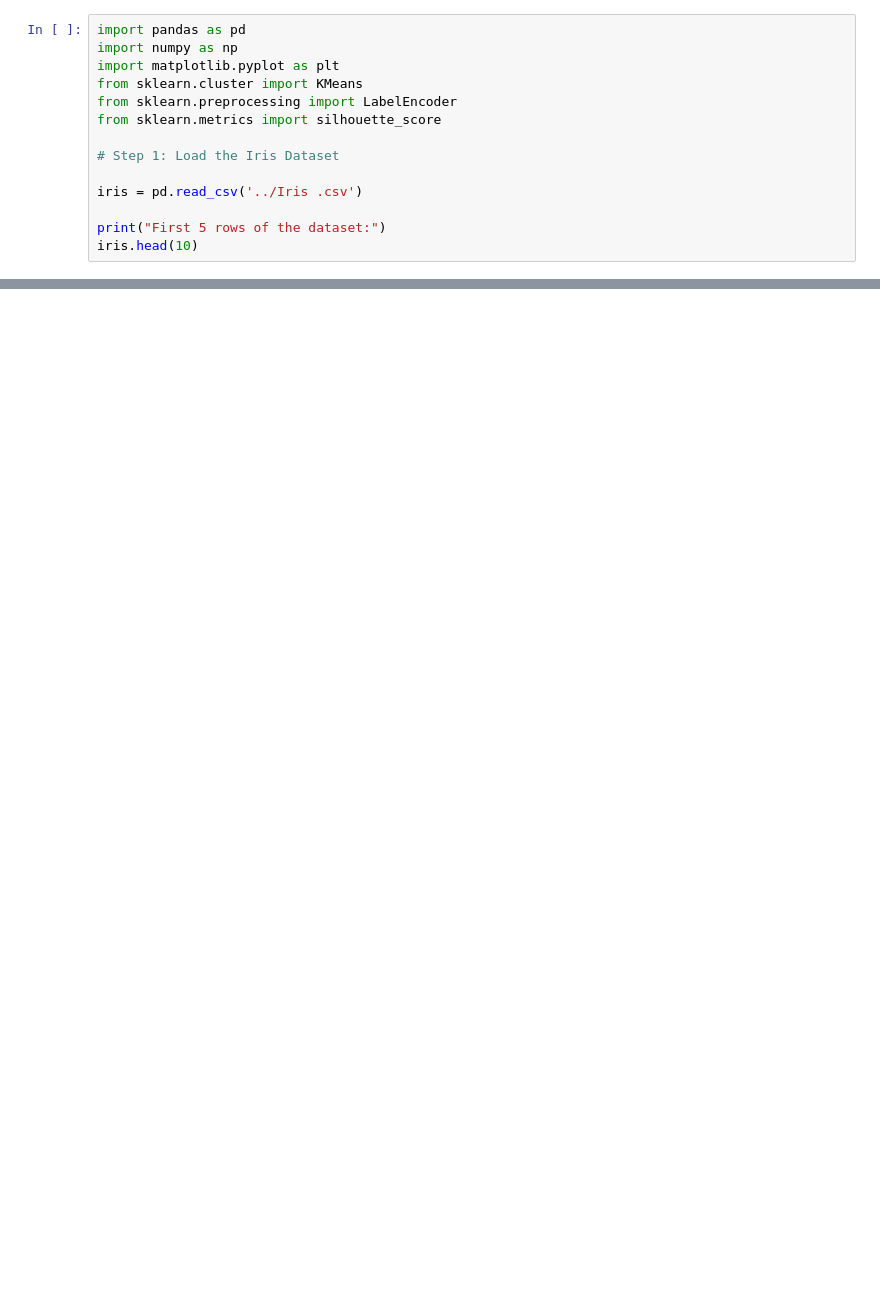
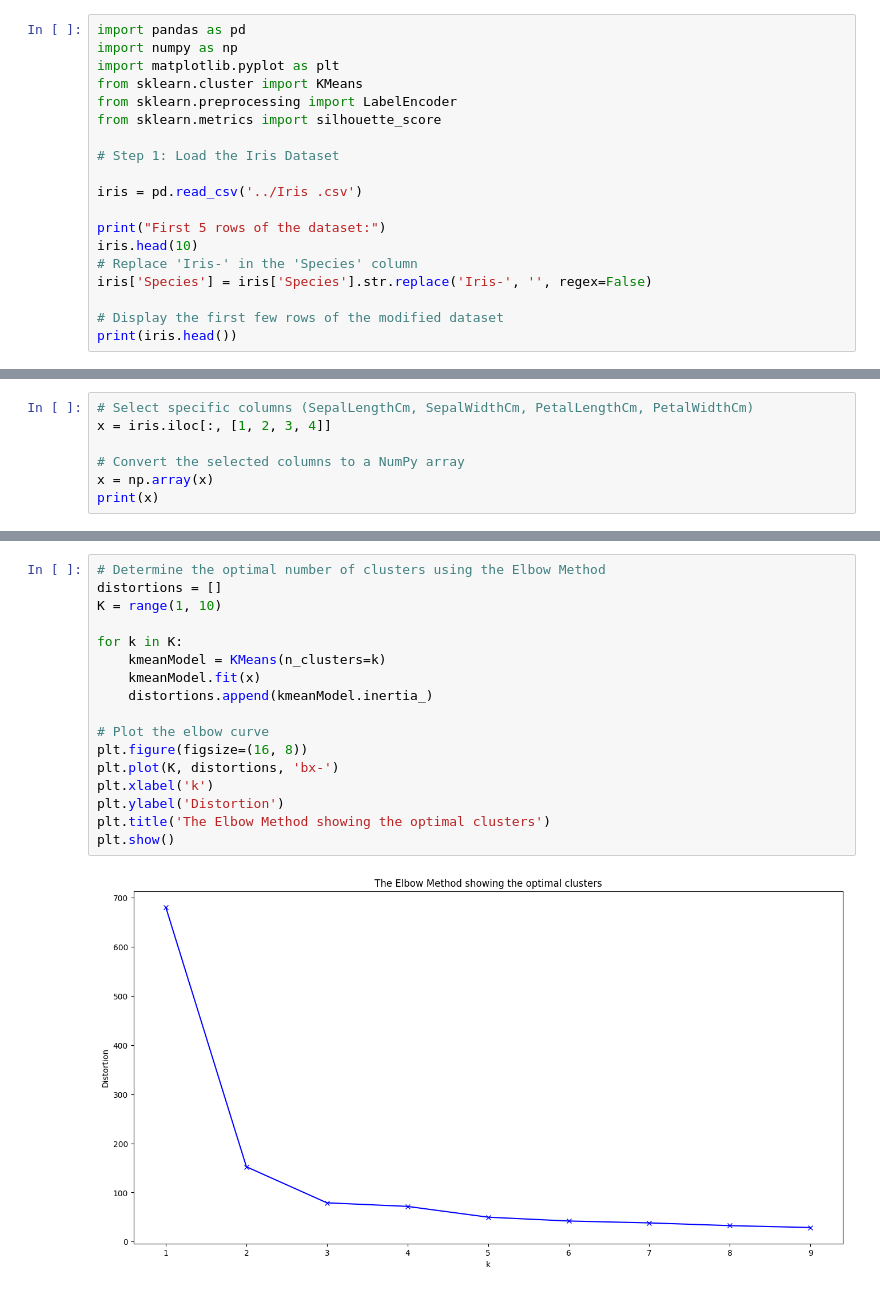
Before and after one commit to Judiciousmurich/kmeans-clustering-iris, a Jupyter notebook: notebooks/kmeans_iris.ipynb, the cells around one changed output, grey strips where cells are left out. Saved outputs shown, nothing was run; the diff lists cells and outputs as text; blank space fills up the shorter version.

Commit message:
feat : Plot the elbow curve

```diff
--- a/notebooks/kmeans_iris.ipynb
+++ b/notebooks/kmeans_iris.ipynb
@@ -12,5 +12,10 @@ iris = pd.read_csv('../Iris .csv')
 
 print("First 5 rows of the dataset:")
 iris.head(10)
+# Replace 'Iris-' in the 'Species' column
+iris['Species'] = iris['Species'].str.replace('Iris-', '', regex=False)
+
+# Display the first few rows of the modified dataset
+print(iris.head())
 # %% [output]
 First 5 rows of the dataset:
@@ -27,0 +28,7 @@ First 5 rows of the dataset:
+# %%
+# Select specific columns (SepalLengthCm, SepalWidthCm, PetalLengthCm, PetalWidthCm)
+x = iris.iloc[:, [1, 2, 3, 4]]
+
+# Convert the selected columns to a NumPy array
+x = np.array(x)
+print(x)
@@ -27,0 +53,19 @@ First 5 rows of the dataset:
+# %%
+# Determine the optimal number of clusters using the Elbow Method
+distortions = []
+K = range(1, 10)
+
+for k in K:
+    kmeanModel = KMeans(n_clusters=k)
+    kmeanModel.fit(x)
+    distortions.append(kmeanModel.inertia_)
+
+# Plot the elbow curve
+plt.figure(figsize=(16, 8))
+plt.plot(K, distortions, 'bx-')
+plt.xlabel('k')
+plt.ylabel('Distortion')
+plt.title('The Elbow Method showing the optimal clusters')
+plt.show()
+# %% [output]
+[figure, added]
```
Also changed, not shown: parts of 2 cells of this notebook.
